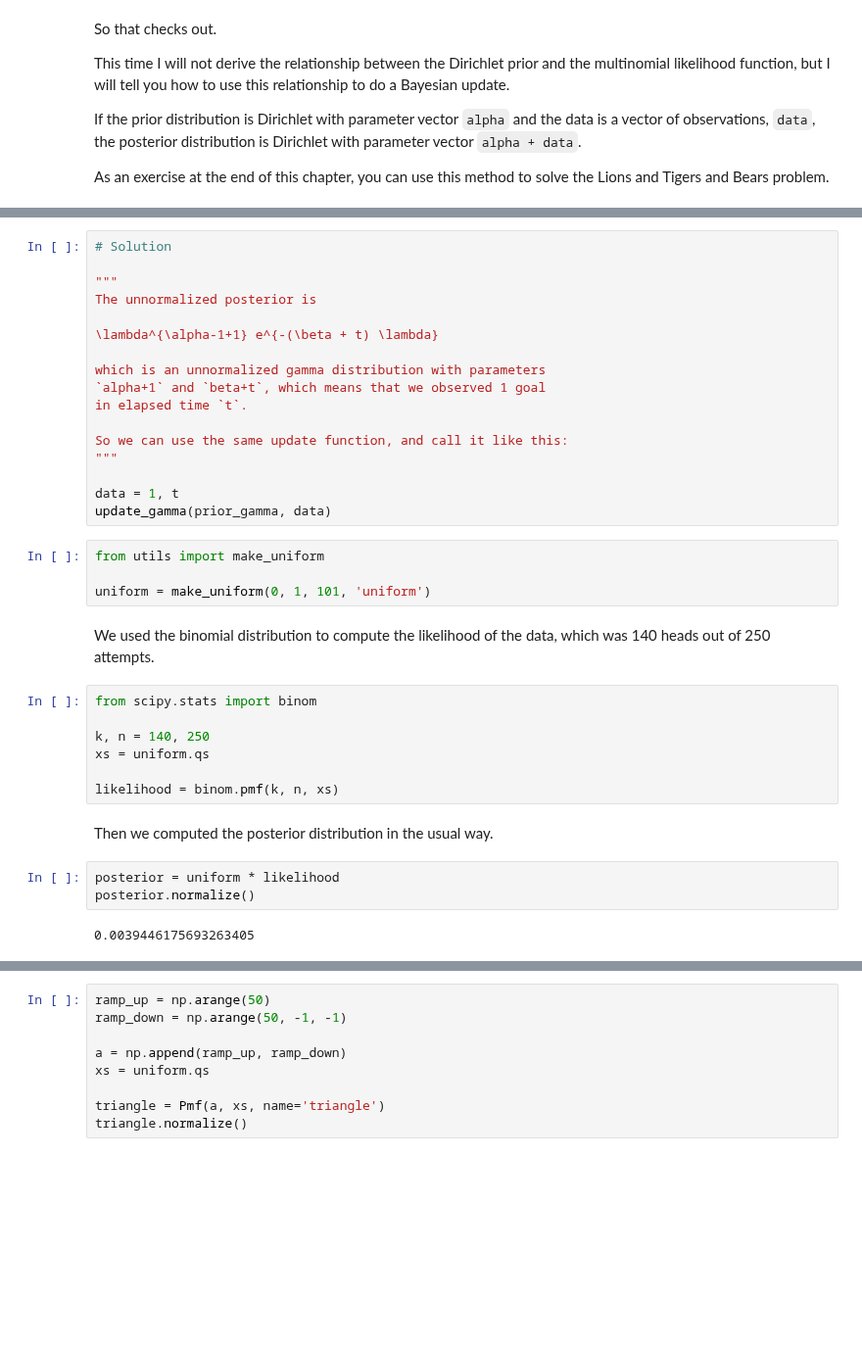
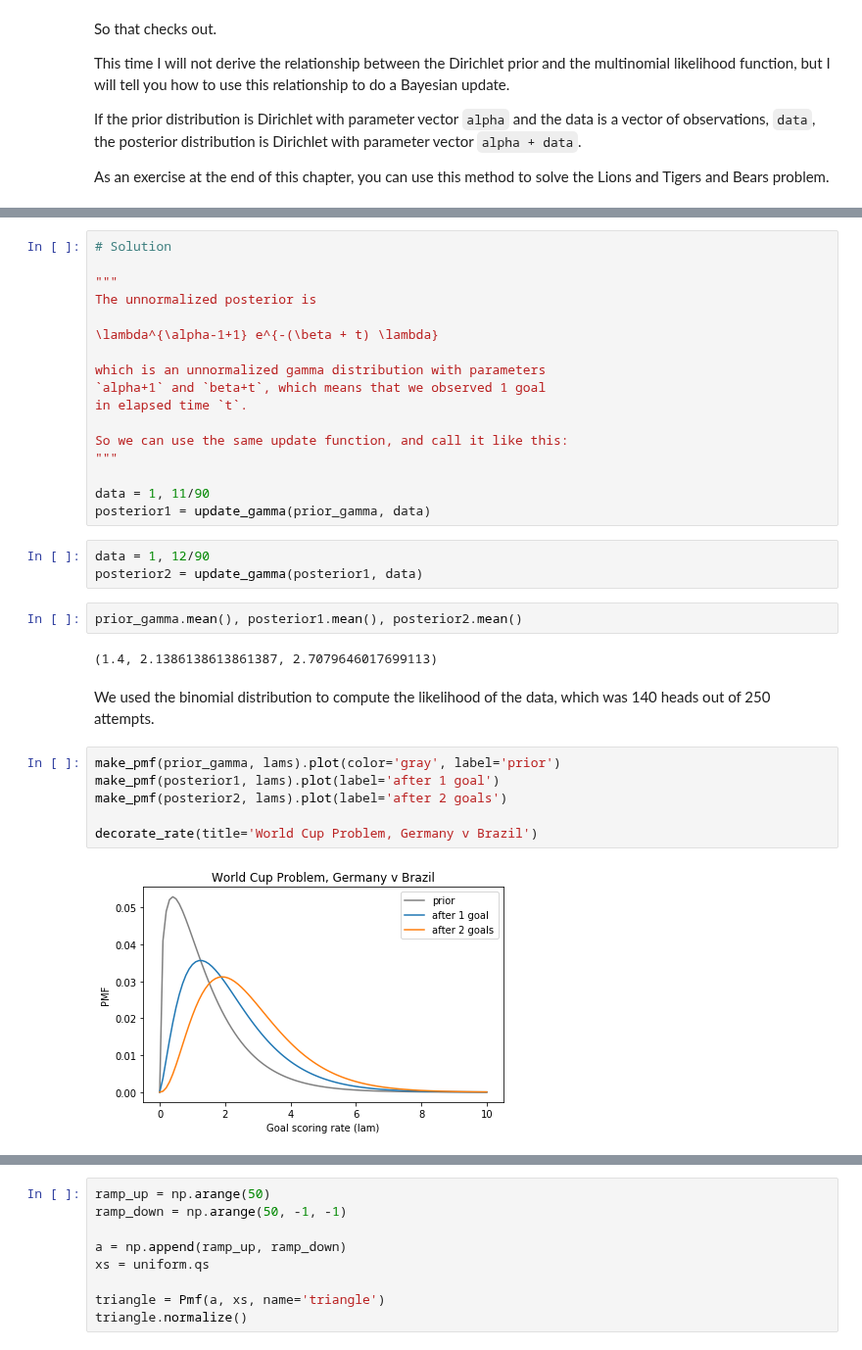
Before and after one commit to AllenDowney/ThinkBayes2, a Jupyter notebook: code/soln/chap17soln.ipynb, the cells around one changed output, grey strips where cells are left out. Shown at 98% size. Saved outputs shown, nothing was run; the diff lists cells and outputs as text; blank space fills up the shorter version.

```diff
--- a/code/soln/chap17soln.ipynb
+++ b/code/soln/chap17soln.ipynb
@@ -526,28 +534,25 @@ in elapsed time `t`.
 So we can use the same update function, and call it like this:
 """
 
-data = 1, t
-update_gamma(prior_gamma, data)
+data = 1, 11/90
+posterior1 = update_gamma(prior_gamma, data)
-# %%
-from utils import make_uniform
-
-uniform = make_uniform(0, 1, 101, 'uniform')
+# %%
+data = 1, 12/90
+posterior2 = update_gamma(posterior1, data)
+# %%
+prior_gamma.mean(), posterior1.mean(), posterior2.mean()
+# %% [output]
+(1.4, 2.1386138613861387, 2.7079646017699113)
 # %% [markdown]
 We used the binomial distribution to compute the likelihood of the data, which was 140 heads out of 250 attempts.
-# %%
-from scipy.stats import binom
-
-k, n = 140, 250
-xs = uniform.qs
-
-likelihood = binom.pmf(k, n, xs)
-# %% [markdown]
-Then we computed the posterior distribution in the usual way.
-# %%
-posterior = uniform * likelihood
-posterior.normalize()
-# %% [output]
-0.0039446175693263405
+# %%
+make_pmf(prior_gamma, lams).plot(color='gray', label='prior')
+make_pmf(posterior1, lams).plot(label='after 1 goal')
+make_pmf(posterior2, lams).plot(label='after 2 goals')
+
+decorate_rate(title='World Cup Problem, Germany v Brazil')
+# %% [output]
+[figure, added]
 # %% [markdown]
 **Exercise:** For problems like the Euro problem where the likelihood function is binomial, we can do a Bayesian update with just a few arithmetic operations, but only if the prior is a beta distribution.
 
```
Also changed, not shown: parts of 17 cells of this notebook.
